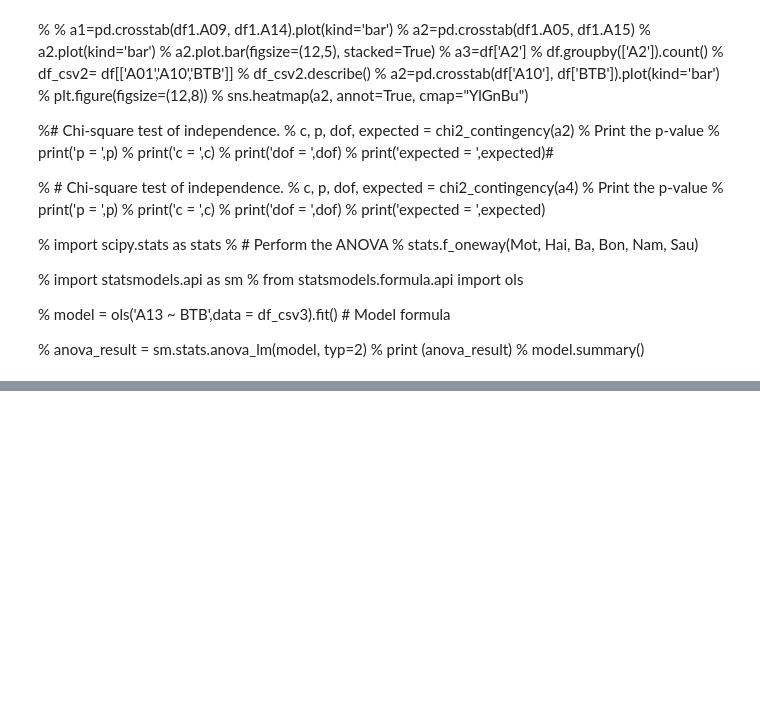
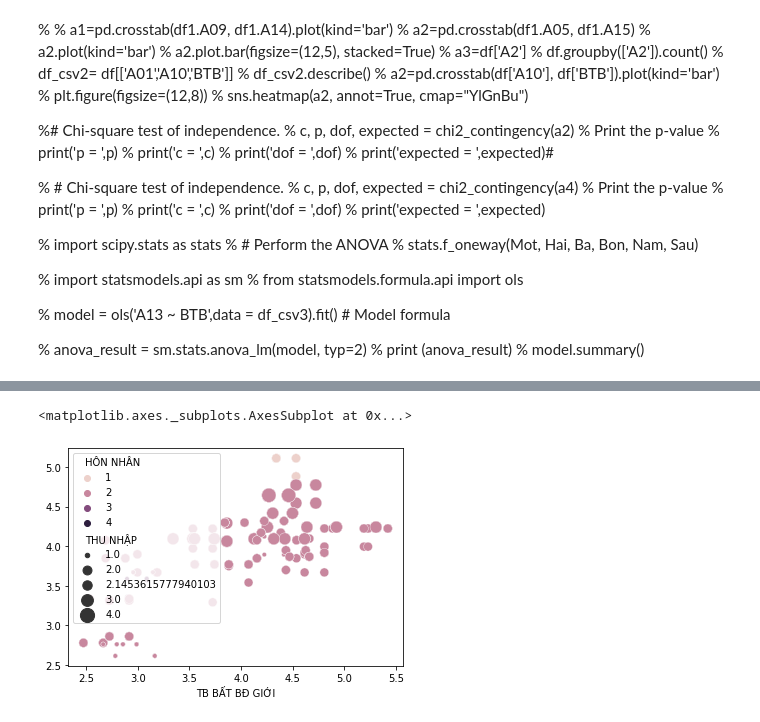
Before and after one commit to sonpvs/data-science, a Jupyter notebook: phantich.ipynb, the cells around one changed output, grey strips where cells are left out. Saved outputs shown, nothing was run; the diff lists cells and outputs as text; code cells hidden in the pictures; blank space fills up the shorter version.

```diff
--- a/phantich.ipynb
+++ b/phantich.ipynb
@@ -394,0 +497,7 @@ plt.show()
+# %%
+sns.scatterplot(data=df02, x=test_Y, y=test_pred_Y, hue="HÔN NHÂN", size="THU NHẬP",  sizes=(20, 200), legend="full")
+#style="HỌC VẤN"
+#size="size"
+# %% [output]
+<matplotlib.axes._subplots.AxesSubplot at 0x...>
+[figure, added]
```
Also changed, not shown: parts of 20 cells of this notebook.
